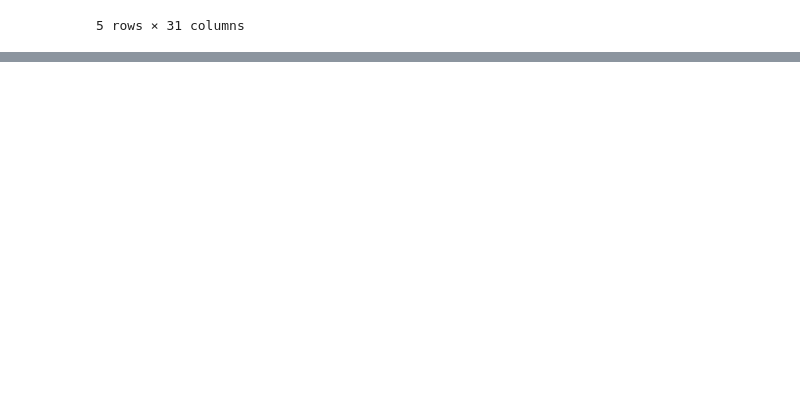
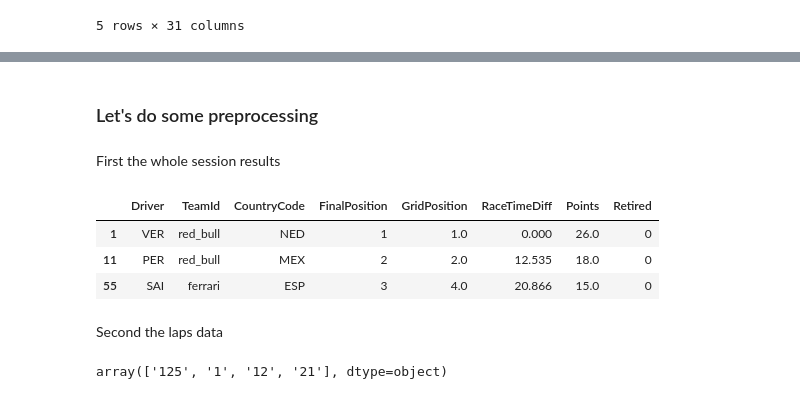
Before and after one commit to kilid69/F1, a Jupyter notebook: main.ipynb, the cells around one changed output, grey strips where cells are left out. Saved outputs shown, nothing was run; the diff lists cells and outputs as text; code cells hidden in the pictures; blank space fills up the shorter version.

```diff
--- a/main.ipynb
+++ b/main.ipynb
@@ -160,0 +229,39 @@ ver_tel
+# %% [markdown]
+### Let's do some preprocessing
+# %%
+# functions
+def convert_time(data, column):
+    """convert the time column to seconds and set the first driver to 0 and NaN values to 200 seconds
+    the input should look like this: "0 days 01:54:21.964000"  "0 days 00:00:10.933000"
+    """
+    # Convert to timedelta, then to float seconds
+    data[column] = pd.to_timedelta(data[column]).dt.total_seconds()
+    # set the first and biggest number which is the first driver in this column to 0 because only the first driver has 1 hour and 50 minutes
+    # and the others are relative to this driver - so the first dirver is 6861 seconds for instance and the second driver is 2.0
+    data.at[data.index[0], column] = 0.0
+    # set NaN values to 200 seconds (retired drivers)
+    data[column] = data[column].fillna(200)
+    return data
+# %% [markdown]
+First the whole session results
+# %%
+session_results = session.results[['Abbreviation', 'TeamId', 'CountryCode', 'ClassifiedPosition', 'GridPosition', 'Time', 'Points']].copy()
+# adding a new column called retired and fill it with 0
+session_results['Retired'] = 0
+# if ClassifiedPosition is 'R' then the driver retired
+session_results.loc[session_results['ClassifiedPosition'] == 'R', 'Retired'] = 1
+# put ClassifiedPosition to 20 if the driver retired
+session_results.loc[session_results['ClassifiedPosition'] == 'R', 'ClassifiedPosition'] = 20
+# convert Time column to timedelta with only seconds difference from the first driver
+session_results = convert_time(session_results, 'Time')
+# rename some columns
+session_results.columns = ['Driver', 'TeamId', 'CountryCode', 'FinalPosition', 'GridPosition', 'RaceTimeDiff', 'Points', 'Retired']
+
+session_results.head(3)
+# %% [output]
+|  | Driver | TeamId | CountryCode | FinalPosition | GridPosition | RaceTimeDiff | Points | Retired |
+| 1 | VER | red_bull | NED | 1 | 1.0 | 0.000 | 26.0 | 0 |
+| 11 | PER | red_bull | MEX | 2 | 2.0 | 12.535 | 18.0 | 0 |
+| 55 | SAI | ferrari | ESP | 3 | 4.0 | 20.866 | 15.0 | 0 |
+# %% [markdown]
+Second the laps data
@@ -160,0 +271,4 @@ ver_tel
+# %%
+session.laps['TrackStatus'].unique()
+# %% [output]
+array(['125', '1', '12', '21'], dtype=object)
```
Also changed, not shown: parts of 11 cells of this notebook.
